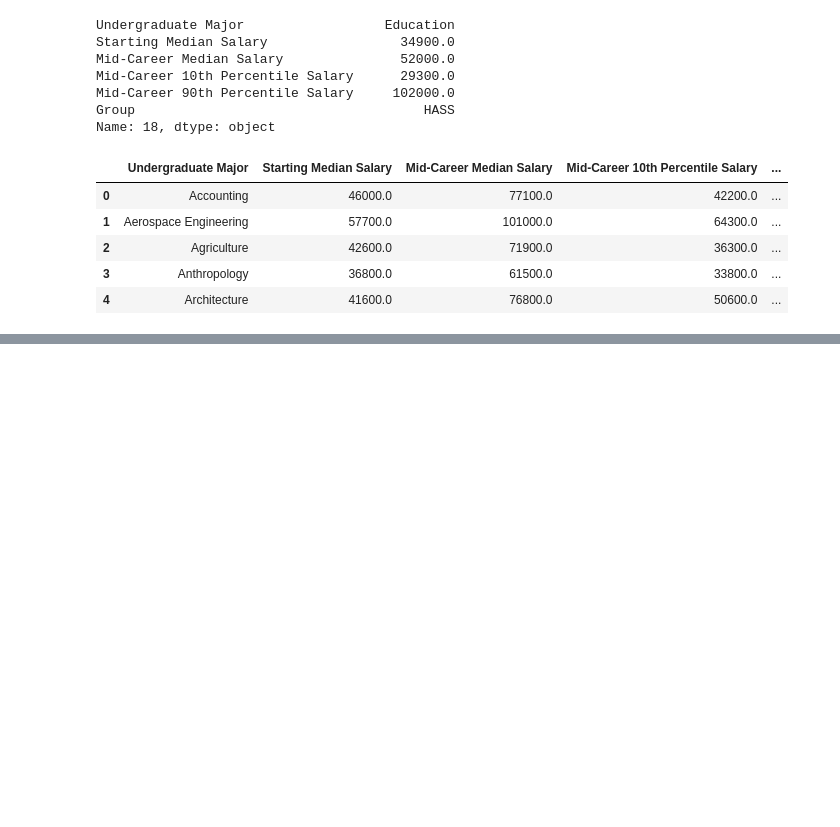
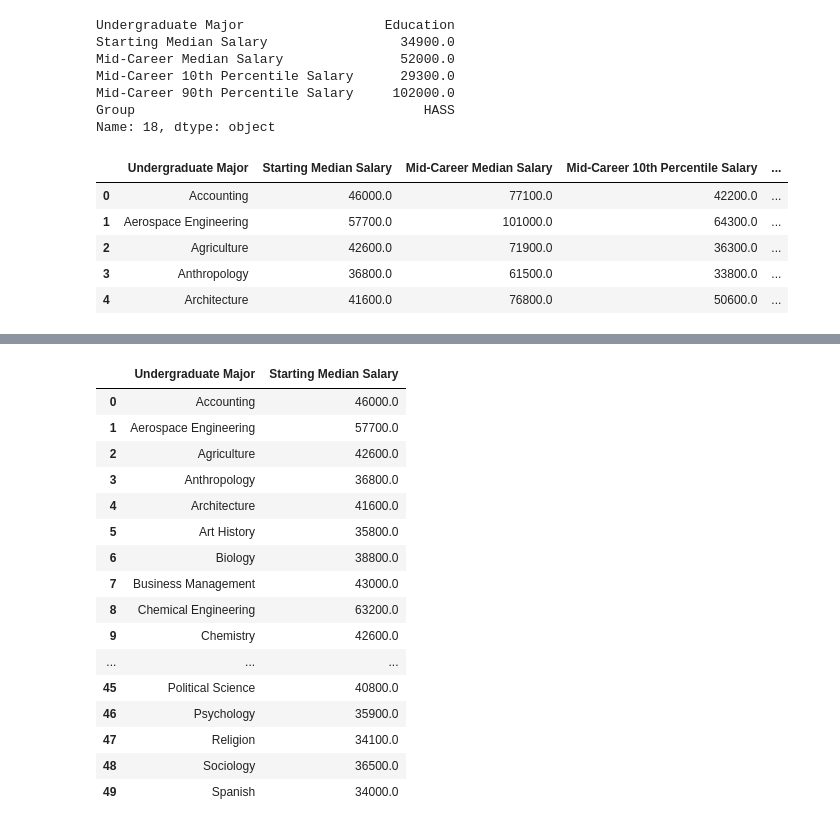
Before and after one commit to Abayie/post-university-salaries-of-graduates-by-major, a Jupyter notebook: test.ipynb, the cells around one changed output, grey strips where cells are left out. Cells and saved outputs as stored; diff of their text form; code cells hidden in the pictures; blank space fills up the shorter version.

Commit message:
subsets of dataframe

```diff
--- a/test.ipynb
+++ b/test.ipynb
@@ -230,0 +273,20 @@ clean_df.head()
+# %%
+clean_df[['Undergraduate Major', 'Starting Median Salary']]
+# %% [output]
+|  | Undergraduate Major | Starting Median Salary |
+| 0 | Accounting | 46000.0 |
+| 1 | Aerospace Engineering | 57700.0 |
+| 2 | Agriculture | 42600.0 |
+| 3 | Anthropology | 36800.0 |
+| 4 | Architecture | 41600.0 |
+| 5 | Art History | 35800.0 |
+| 6 | Biology | 38800.0 |
+| 7 | Business Management | 43000.0 |
+| 8 | Chemical Engineering | 63200.0 |
+| 9 | Chemistry | 42600.0 |
+| ... | ... | ... |
+| 45 | Political Science | 40800.0 |
+| 46 | Psychology | 35900.0 |
+| 47 | Religion | 34100.0 |
+| 48 | Sociology | 36500.0 |
+| 49 | Spanish | 34000.0 |
```
Also changed, not shown: parts of 5 cells of this notebook.
